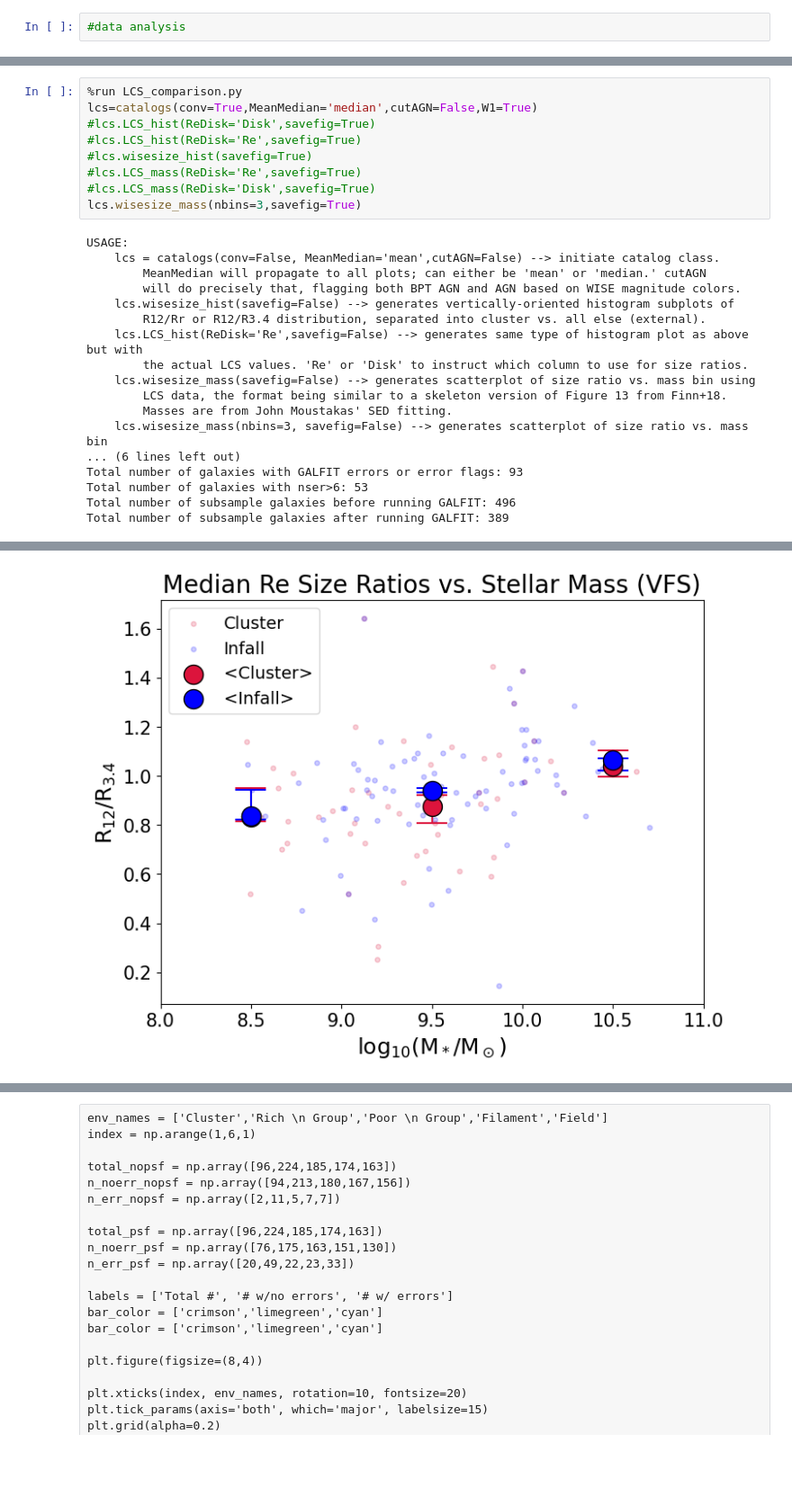
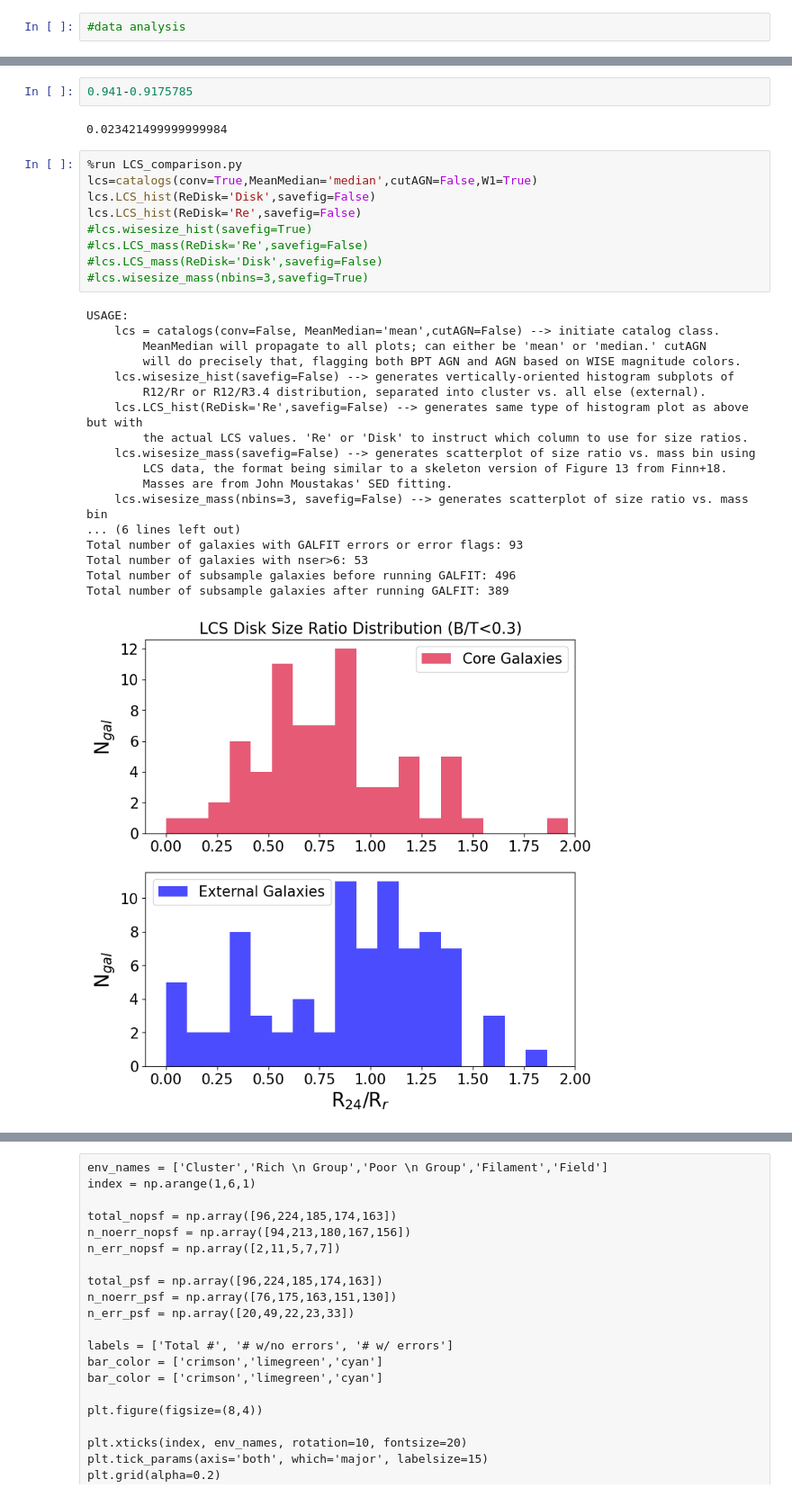
Before and after one commit to Kyssuber/research, a Jupyter notebook: data_analysis/virgowise_plots.ipynb, the cells around one changed output, grey strips where cells are left out. Shown at 90% size. Drawn from its saved outputs; the diff is of its cells as text; blank space fills up the shorter version.

```diff
--- a/data_analysis/virgowise_plots.ipynb
+++ b/data_analysis/virgowise_plots.ipynb
@@ -174,27 +182,32 @@ Total number of subsample galaxies after running GALFIT: 389
+# %%
+0.941-0.9175785
+# %% [output]
+0.023421499999999984
 # %%
 %run LCS_comparison.py
 lcs=catalogs(conv=True,MeanMedian='median',cutAGN=False,W1=True)
-#lcs.LCS_hist(ReDisk='Disk',savefig=True)
-#lcs.LCS_hist(ReDisk='Re',savefig=True)
+lcs.LCS_hist(ReDisk='Disk',savefig=False)
+lcs.LCS_hist(ReDisk='Re',savefig=False)
 #lcs.wisesize_hist(savefig=True)
-#lcs.LCS_mass(ReDisk='Re',savefig=True)
-#lcs.LCS_mass(ReDisk='Disk',savefig=True)
-lcs.wisesize_mass(nbins=3,savefig=True)
+#lcs.LCS_mass(ReDisk='Re',savefig=False)
+#lcs.LCS_mass(ReDisk='Disk',savefig=False)
+#lcs.wisesize_mass(nbins=3,savefig=True)
 # %% [output]
 USAGE:
     lcs = catalogs(conv=False, MeanMedian='mean',cutAGN=False) --> initiate catalog class.
         MeanMedian will propagate to all plots; can either be 'mean' or 'median.' cutAGN
         will do precisely that, flagging both BPT AGN and AGN based on WISE magnitude colors.
     lcs.wisesize_hist(savefig=False) --> generates vertically-oriented histogram subplots of
         R12/Rr or R12/R3.4 distribution, separated into cluster vs. all else (external).
     lcs.LCS_hist(ReDisk='Re',savefig=False) --> generates same type of histogram plot as above but with
         the actual LCS values. 'Re' or 'Disk' to instruct which column to use for size ratios.
     lcs.wisesize_mass(savefig=False) --> generates scatterplot of size ratio vs. mass bin using
         LCS data, the format being similar to a skeleton version of Figure 13 from Finn+18.
         Masses are from John Moustakas' SED fitting.
     lcs.wisesize_mass(nbins=3, savefig=False) --> generates scatterplot of size ratio vs. mass bin
 ... (6 lines left out)
 Total number of galaxies with GALFIT errors or error flags: 93
 Total number of galaxies with nser>6: 53
 Total number of subsample galaxies before running GALFIT: 496
 Total number of subsample galaxies after running GALFIT: 389
+[figure, new version]
@@ -202 +223,0 @@ Total number of subsample galaxies after running GALFIT: 389
-[figure, old version]
```
Also changed, not shown: parts of 17 cells of this notebook, 3 other files.
